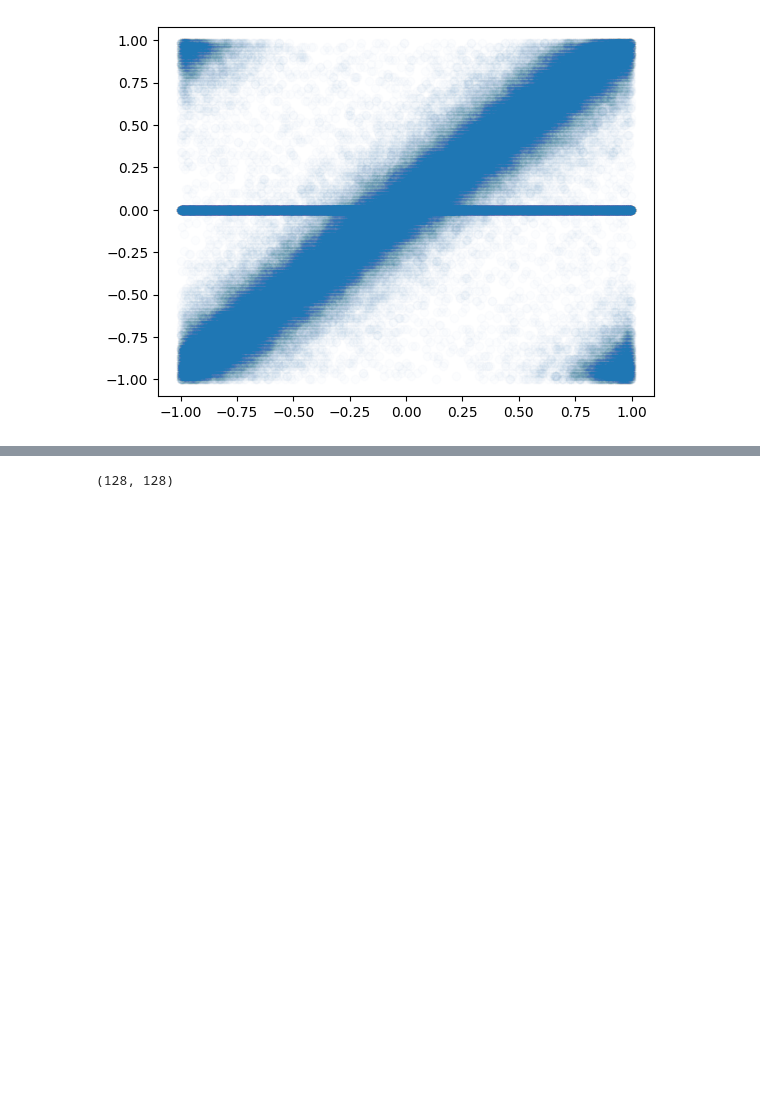
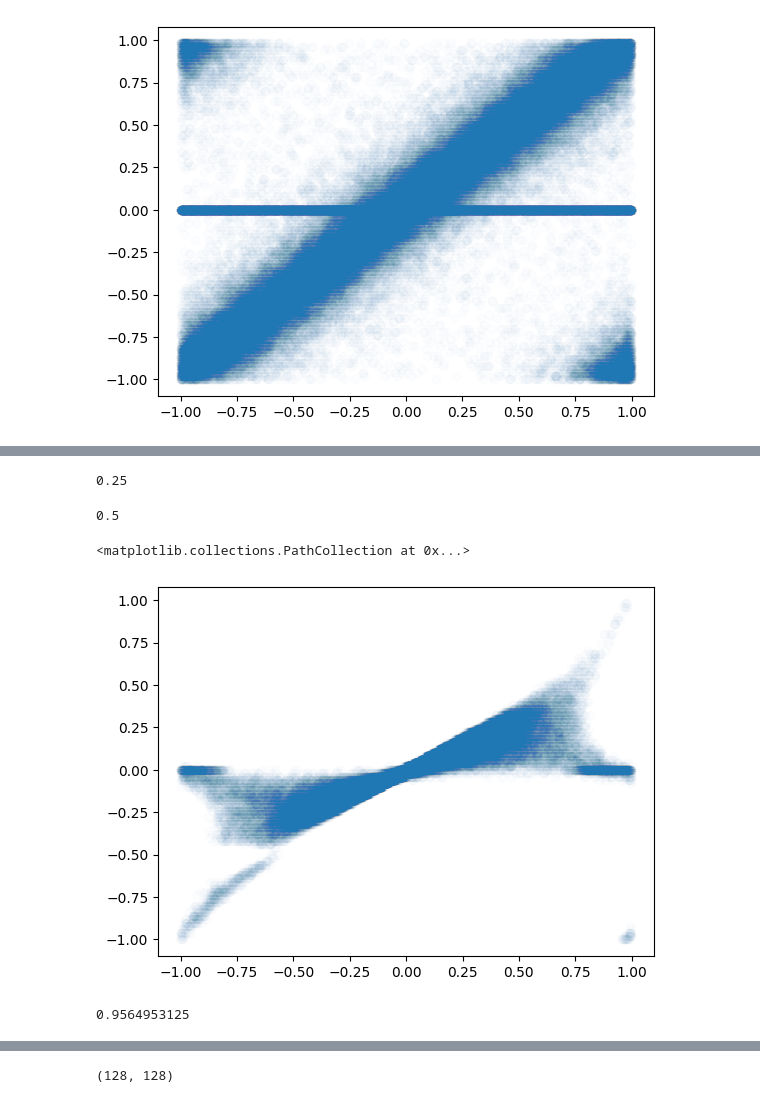
Before and after one commit to wilkieolin/phasor_jax, a Jupyter notebook: spiking test.ipynb, the cells around one changed output, grey strips where cells are left out. Saved outputs shown, nothing was run; the diff lists cells and outputs as text; code cells hidden in the pictures; blank space fills up the shorter version.

```diff
--- a/spiking test.ipynb
+++ b/spiking test.ipynb
@@ -101,0 +128,17 @@ spks = image_to_spk.apply(params, x)
+# %%
+bs1.offset
+# %% [output]
+0.25
+# %%
+bs2.offset
+# %% [output]
+0.5
+# %%
+plt.scatter(bl1.ravel(), bsp1[...,4].ravel(), alpha=0.01)
+# %% [output]
+<matplotlib.collections.PathCollection at 0x...>
+[figure, added]
+# %%
+spiking_rate(bs1)
+# %% [output]
+0.9564953125
```
Also changed, not shown: parts of 14 cells of this notebook, 1 other file.
